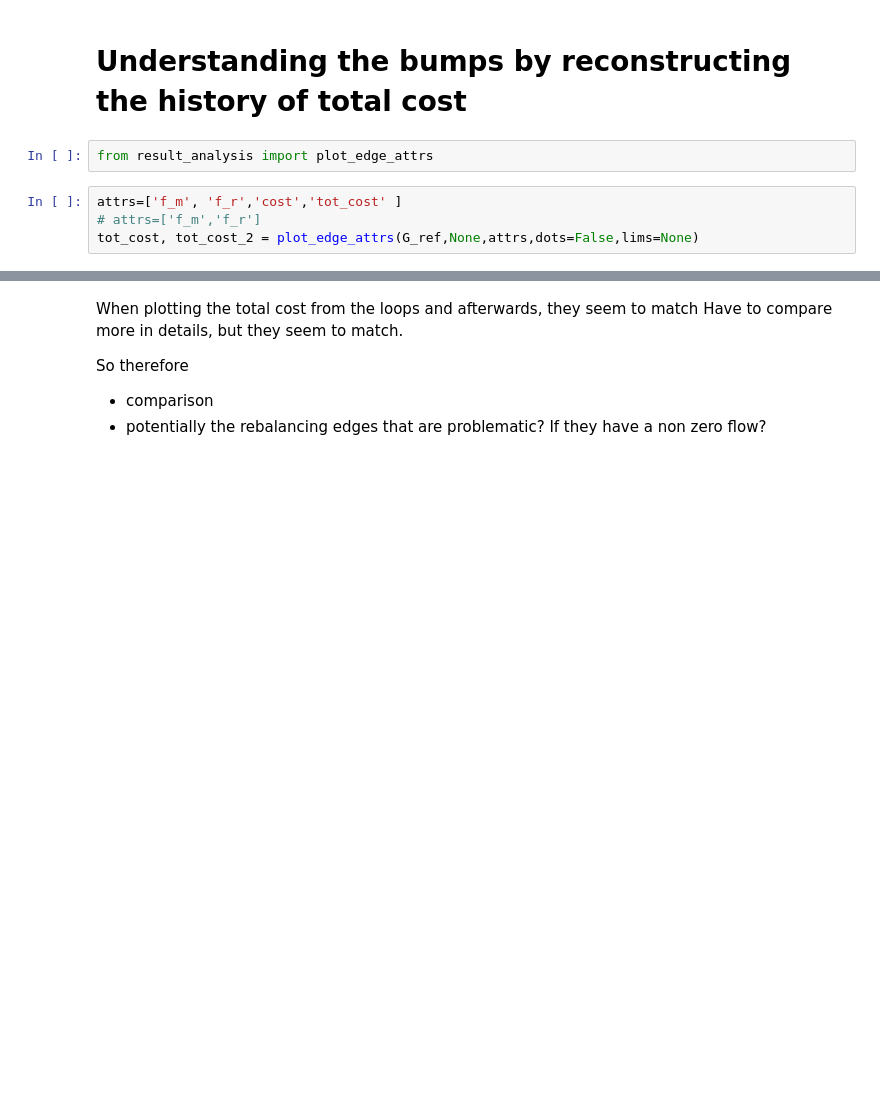
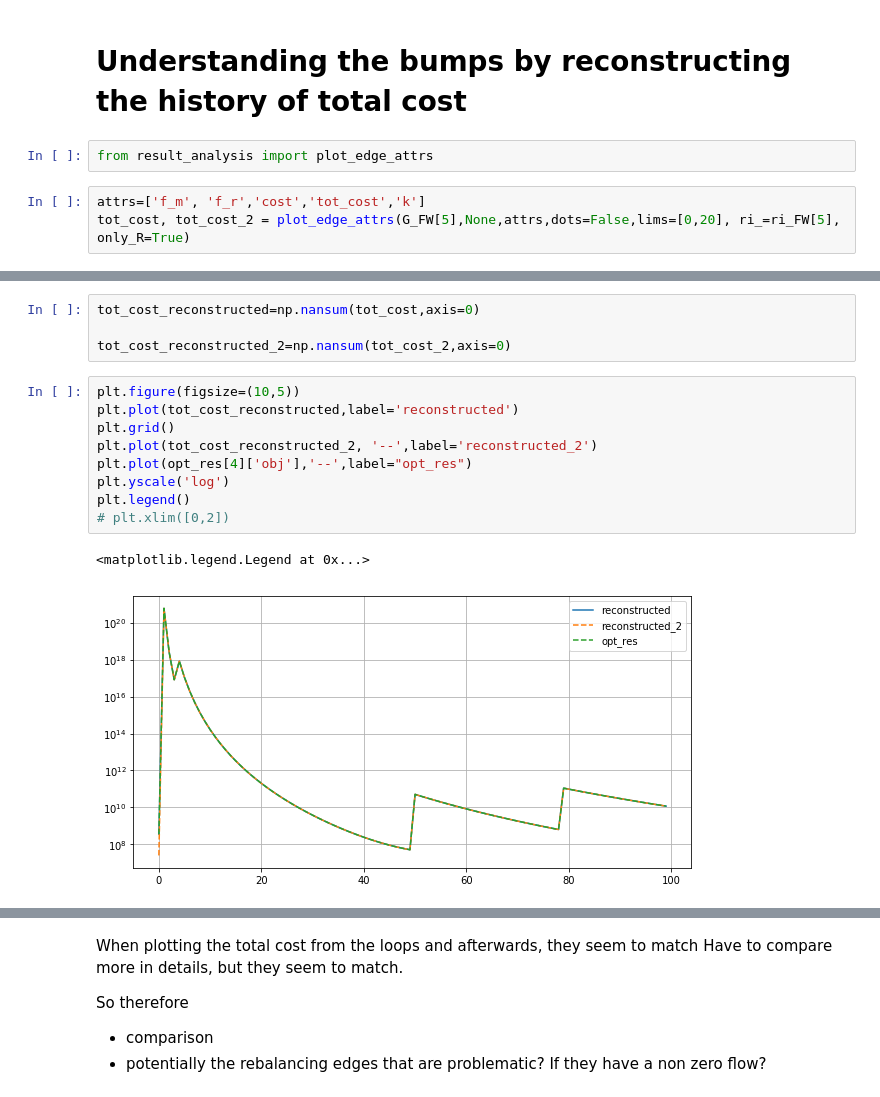
Before and after one commit to LucasFuentesValenzuela/ICU, a Jupyter notebook: notebooks/Understanding the bumps -- where do they come from? .ipynb, the cells around one changed output, grey strips where cells are left out. Cells and saved outputs as stored; diff of their text form; blank space fills up the shorter version.

```diff
--- a/notebooks/Understanding the bumps -- where do they come from? .ipynb
+++ b/notebooks/Understanding the bumps -- where do they come from? .ipynb
@@ -93,7 +109,6 @@ plt.xlim(lims)
 # %%
 from result_analysis import plot_edge_attrs
 # %%
-attrs=['f_m', 'f_r','cost','tot_cost' ]
-# attrs=['f_m','f_r']
-tot_cost, tot_cost_2 = plot_edge_attrs(G_ref,None,attrs,dots=False,lims=None)
+attrs=['f_m', 'f_r','cost','tot_cost','k']
+tot_cost, tot_cost_2 = plot_edge_attrs(G_FW[5],None,attrs,dots=False,lims=[0,20], ri_=ri_FW[5], only_R=True)
 # %% [output]
@@ -100,0 +160,16 @@ NameError: name 'plot_edge_attrs' is not defined
+# %%
+tot_cost_reconstructed=np.nansum(tot_cost,axis=0)
+
+tot_cost_reconstructed_2=np.nansum(tot_cost_2,axis=0)
+# %%
+plt.figure(figsize=(10,5))
+plt.plot(tot_cost_reconstructed,label='reconstructed')
+plt.grid()
+plt.plot(tot_cost_reconstructed_2, '--',label='reconstructed_2')
+plt.plot(opt_res[4]['obj'],'--',label="opt_res")
+plt.yscale('log')
+plt.legend()
+# plt.xlim([0,2])
+# %% [output]
+<matplotlib.legend.Legend at 0x...>
+[figure, added]
```
Also changed, not shown: parts of 59 cells of this notebook, 13 other files.
